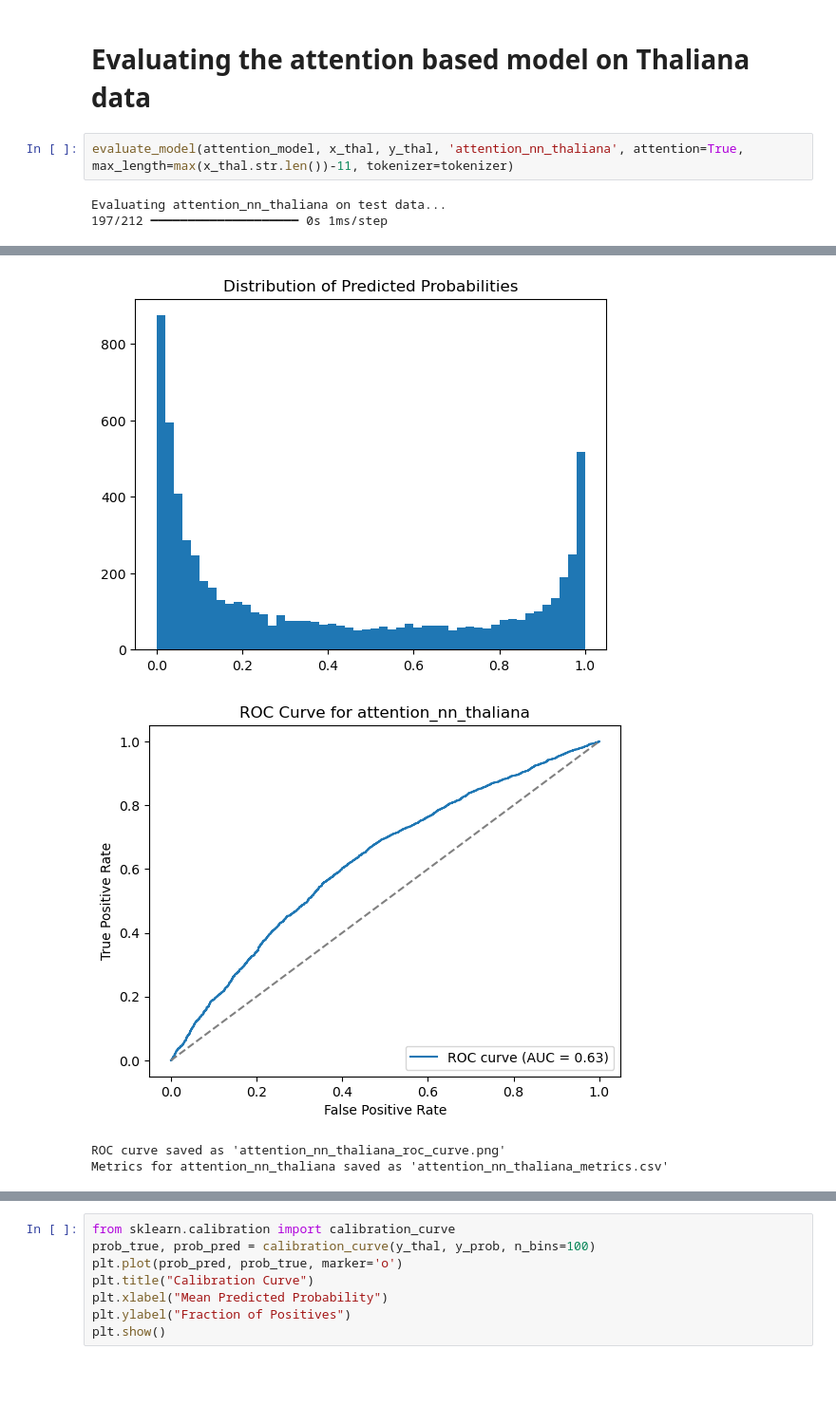
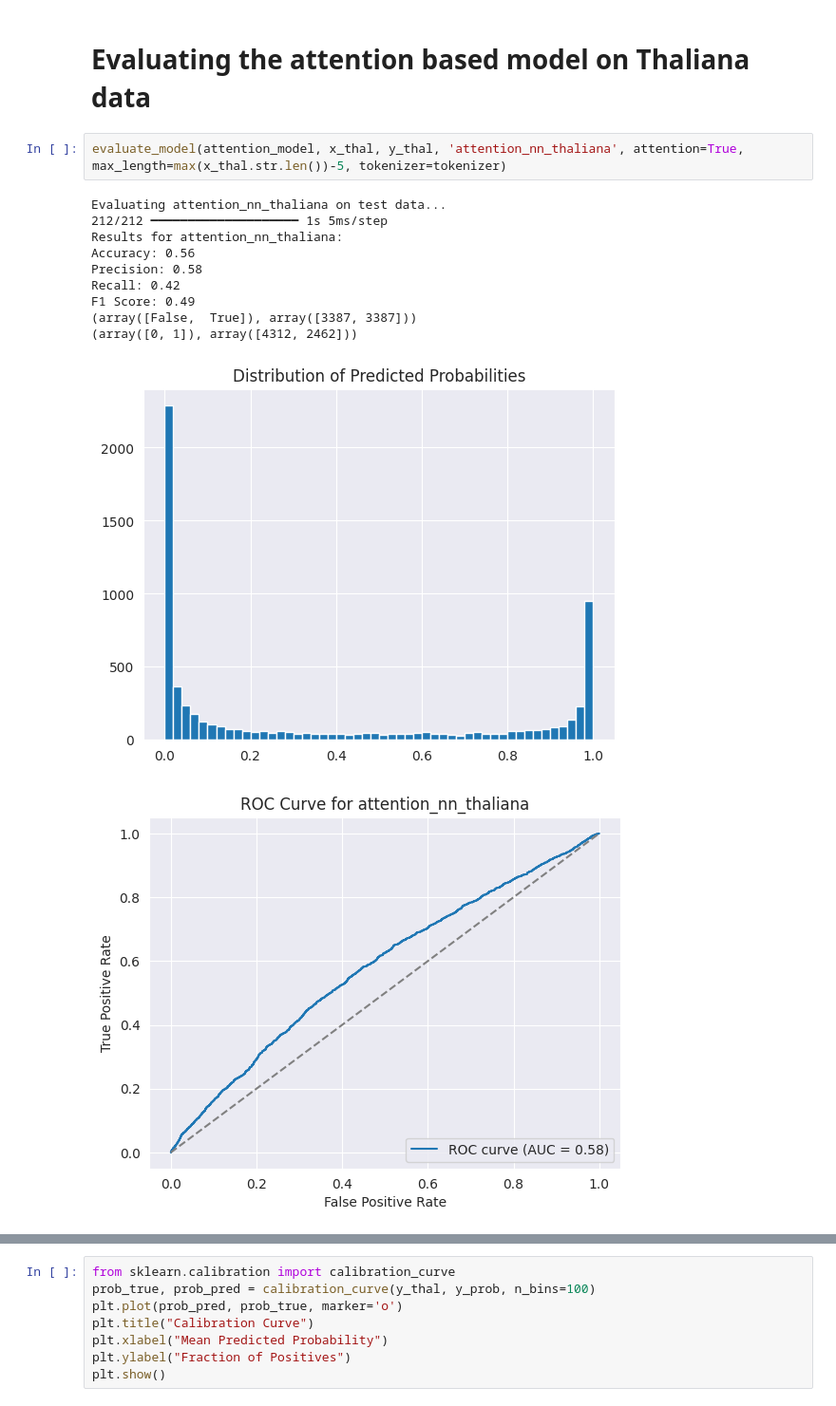
Before and after one commit to Jorjorian/PromoterKmers, a Jupyter notebook: ProjectDraftCode.ipynb, the cells around one changed output, grey strips where cells are left out. Shown at 95% size. Drawn from its saved outputs; the diff is of its cells as text; blank space fills up the shorter version.

```diff
--- a/ProjectDraftCode.ipynb
+++ b/ProjectDraftCode.ipynb
@@ -1048,7 +1052,16 @@ Metrics for attention_nn_mouse saved as 'attention_nn_mouse_metrics.csv'
 # %% [markdown]
 # Evaluating the attention based model on Thaliana data
 # %%
-evaluate_model(attention_model, x_thal, y_thal, 'attention_nn_thaliana', attention=True, max_length=max(x_thal.str.len())-11, tokenizer=tokenizer)
+evaluate_model(attention_model, x_thal, y_thal, 'attention_nn_thaliana', attention=True, max_length=max(x_thal.str.len())-5, tokenizer=tokenizer)
 # %% [output]
 Evaluating attention_nn_thaliana on test data...
-197/212 ━━━━━━━━━━━━━━━━━━━━ 0s 1ms/step
+212/212 ━━━━━━━━━━━━━━━━━━━━ 1s 5ms/step
+Results for attention_nn_thaliana:
+Accuracy: 0.56
+Precision: 0.58
+Recall: 0.42
+F1 Score: 0.49
+(array([False,  True]), array([3387, 3387]))
+(array([0, 1]), array([4312, 2462]))
+[figure, new version]
+[figure, new version]
@@ -1066,4 +1077,0 @@ F1 Score: 0.53
-[figure, old version]
-[figure, old version]
-ROC curve saved as 'attention_nn_thaliana_roc_curve.png'
-Metrics for attention_nn_thaliana saved as 'attention_nn_thaliana_metrics.csv'
```
Also changed, not shown: parts of 9 cells of this notebook.
